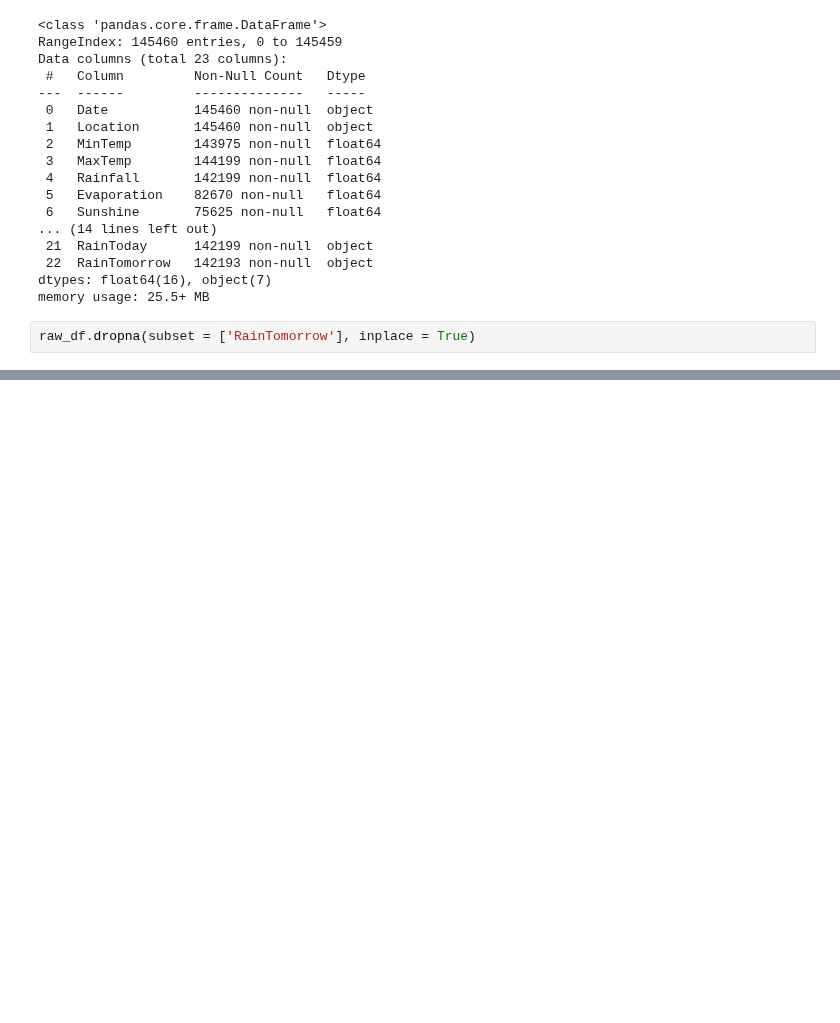
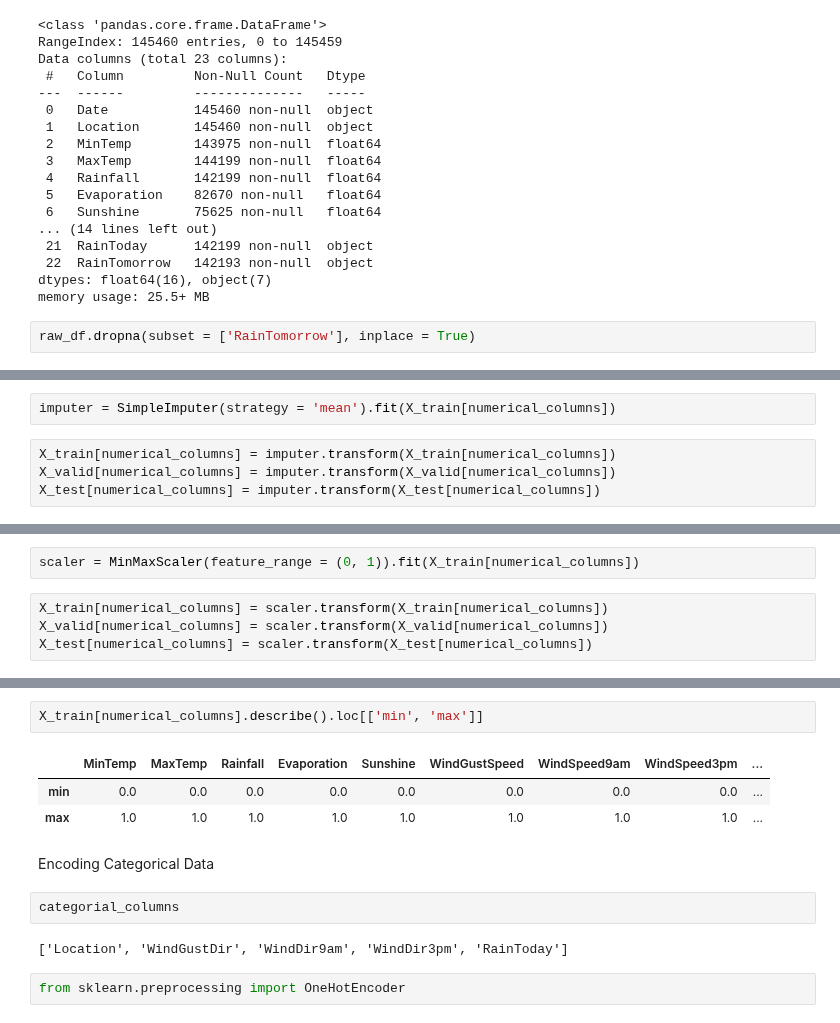
Before and after one commit to AgentXCross/PythonDS-ML, a Jupyter notebook: SciKitLearn/decision_trees_random_forests.ipynb, the cells around one changed output, grey strips where cells are left out. Saved outputs shown, nothing was run; the diff lists cells and outputs as text; blank space fills up the shorter version.

```diff
--- a/SciKitLearn/decision_trees_random_forests.ipynb
+++ b/SciKitLearn/decision_trees_random_forests.ipynb
@@ -41,0 +119,6 @@ raw_df.dropna(subset = ['RainTomorrow'], inplace = True)
+# %%
+imputer = SimpleImputer(strategy = 'mean').fit(X_train[numerical_columns])
+# %%
+X_train[numerical_columns] = imputer.transform(X_train[numerical_columns])
+X_valid[numerical_columns] = imputer.transform(X_valid[numerical_columns])
+X_test[numerical_columns] = imputer.transform(X_test[numerical_columns])
@@ -41,0 +165,6 @@ raw_df.dropna(subset = ['RainTomorrow'], inplace = True)
+# %%
+scaler = MinMaxScaler(feature_range = (0, 1)).fit(X_train[numerical_columns])
+# %%
+X_train[numerical_columns] = scaler.transform(X_train[numerical_columns])
+X_valid[numerical_columns] = scaler.transform(X_valid[numerical_columns])
+X_test[numerical_columns] = scaler.transform(X_test[numerical_columns])
@@ -41,0 +187,14 @@ raw_df.dropna(subset = ['RainTomorrow'], inplace = True)
+# %%
+X_train[numerical_columns].describe().loc[['min', 'max']]
+# %% [output]
+|  | MinTemp | MaxTemp | Rainfall | Evaporation | Sunshine | WindGustSpeed | WindSpeed9am | WindSpeed3pm | ... |
+| min | 0.0 | 0.0 | 0.0 | 0.0 | 0.0 | 0.0 | 0.0 | 0.0 | ... |
+| max | 1.0 | 1.0 | 1.0 | 1.0 | 1.0 | 1.0 | 1.0 | 1.0 | ... |
+# %% [markdown]
+Encoding Categorical Data
+# %%
+categorial_columns
+# %% [output]
+['Location', 'WindGustDir', 'WindDir9am', 'WindDir3pm', 'RainToday']
+# %%
+from sklearn.preprocessing import OneHotEncoder
```
Also changed, not shown: parts of 32 cells of this notebook.
